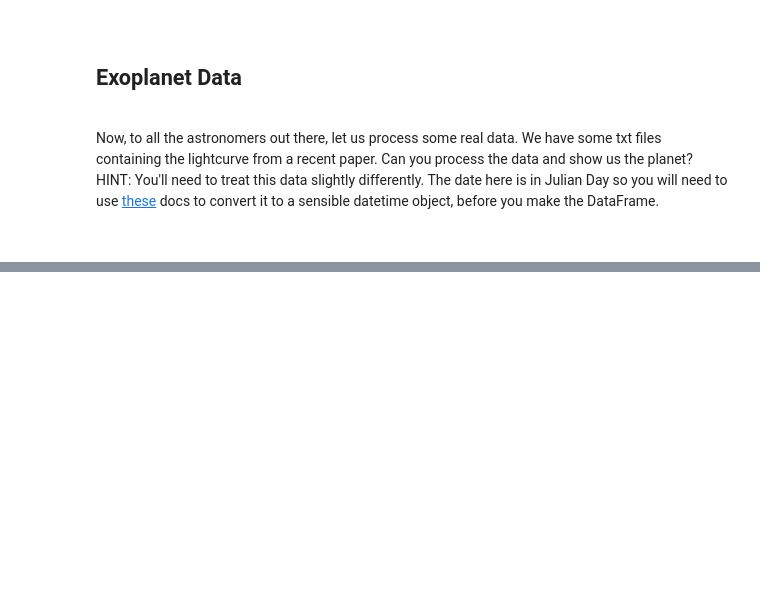
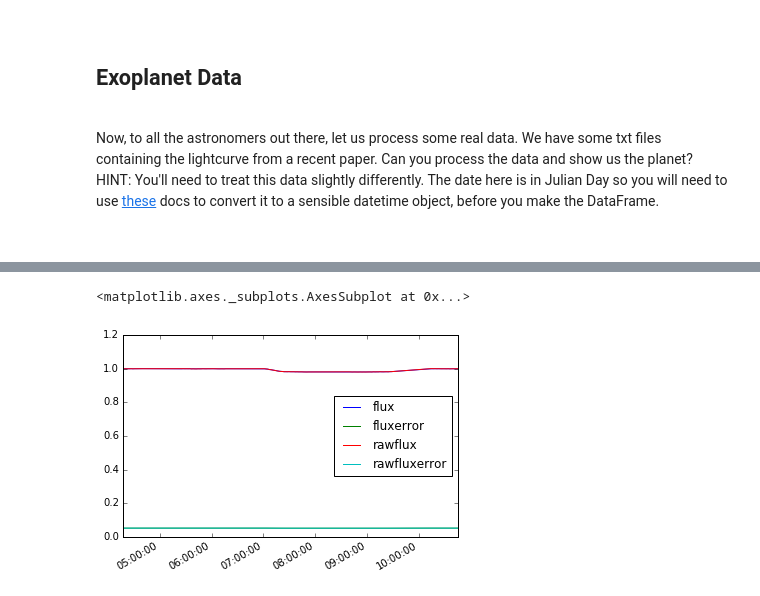
Before and after one commit to benmatwil/2016-01-11_Sheffield_Notes, a Jupyter notebook: 08-Time-Series-Data.ipynb, the cells around one changed output, grey strips where cells are left out. Saved outputs shown, nothing was run; the diff lists cells and outputs as text; code cells hidden in the pictures; blank space fills up the shorter version.

Commit message:
plot some stuff

```diff
--- a/08-Time-Series-Data.ipynb
+++ b/08-Time-Series-Data.ipynb
@@ -366,0 +379,18 @@ HINT: You'll need to treat this data slightly differently. The date here is in J
+# %%
+data = np.loadtxt('data/XO1_wl_transit_FLUX.txt')
+                    # names = ('Julian Date','Flux','Error on Flux','RAW Flux', 'RAW error on flux'))
+#print(data)
+#data.dtype.names
+#time = pd.to_datetime(data[0,:], format='jyear')
+# %%
+d = {'flux':data[:,1], 'fluxerror':100*data[:,2], 'rawflux':data[:,3], 'rawfluxerror':100*data[:,4]}
+#print(d)
+
+df = pd.DataFrame(data=d, index=data[:,0])
+#print(df)
+#df.index = pd.to_datetime(df.index, format='jyear')
+
+times = Time(df.index, format='jd')
+len(times)
+df.index = times.to_datetime()
+print(df)
@@ -366,0 +415,6 @@ HINT: You'll need to treat this data slightly differently. The date here is in J
+# %%
+#fig, ax = plt.subplots(figsize=(20,10))
+df.plot()
+# %% [output]
+<matplotlib.axes._subplots.AxesSubplot at 0x...>
+[figure, added]
```
Also changed, not shown: parts of 2 cells of this notebook.
